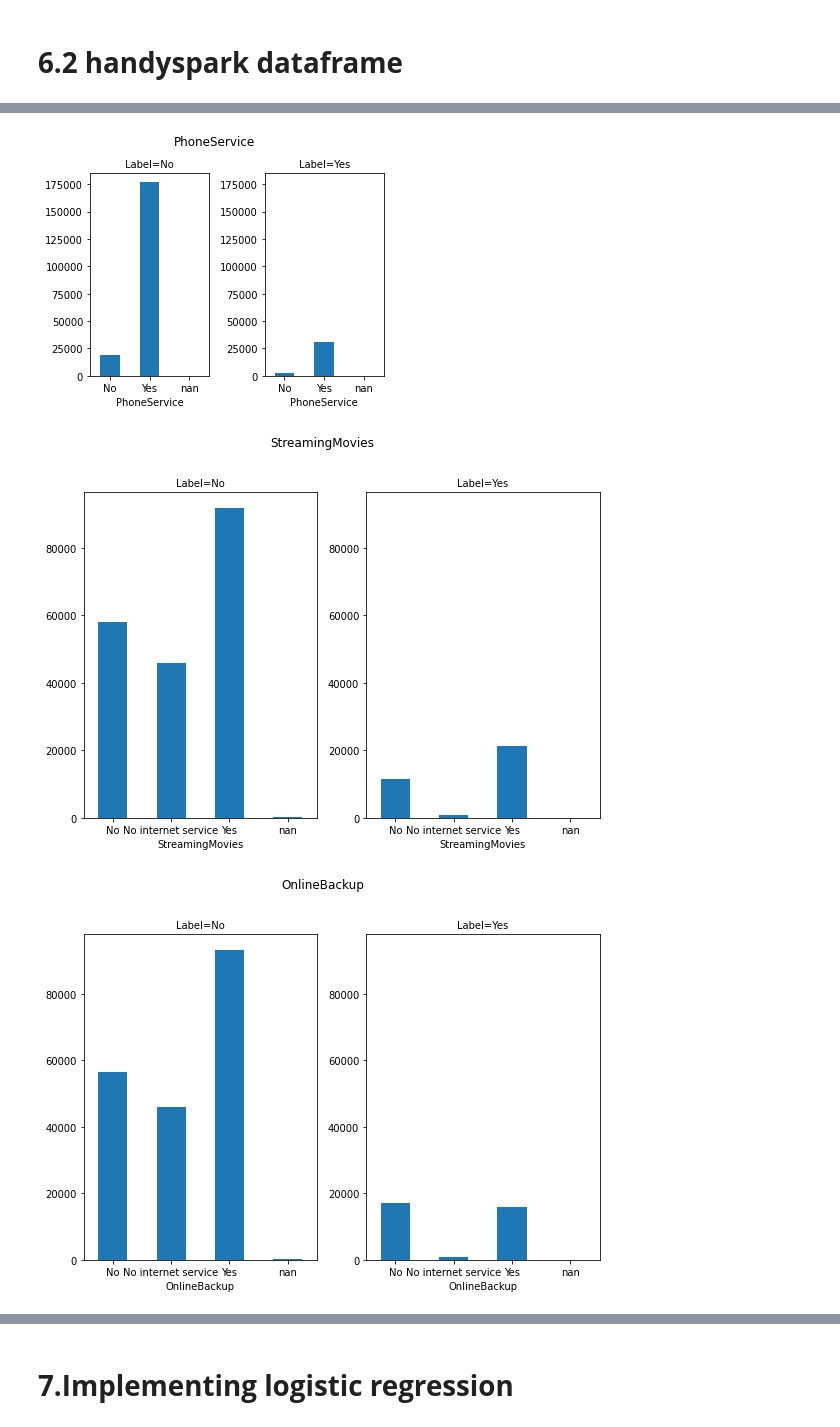
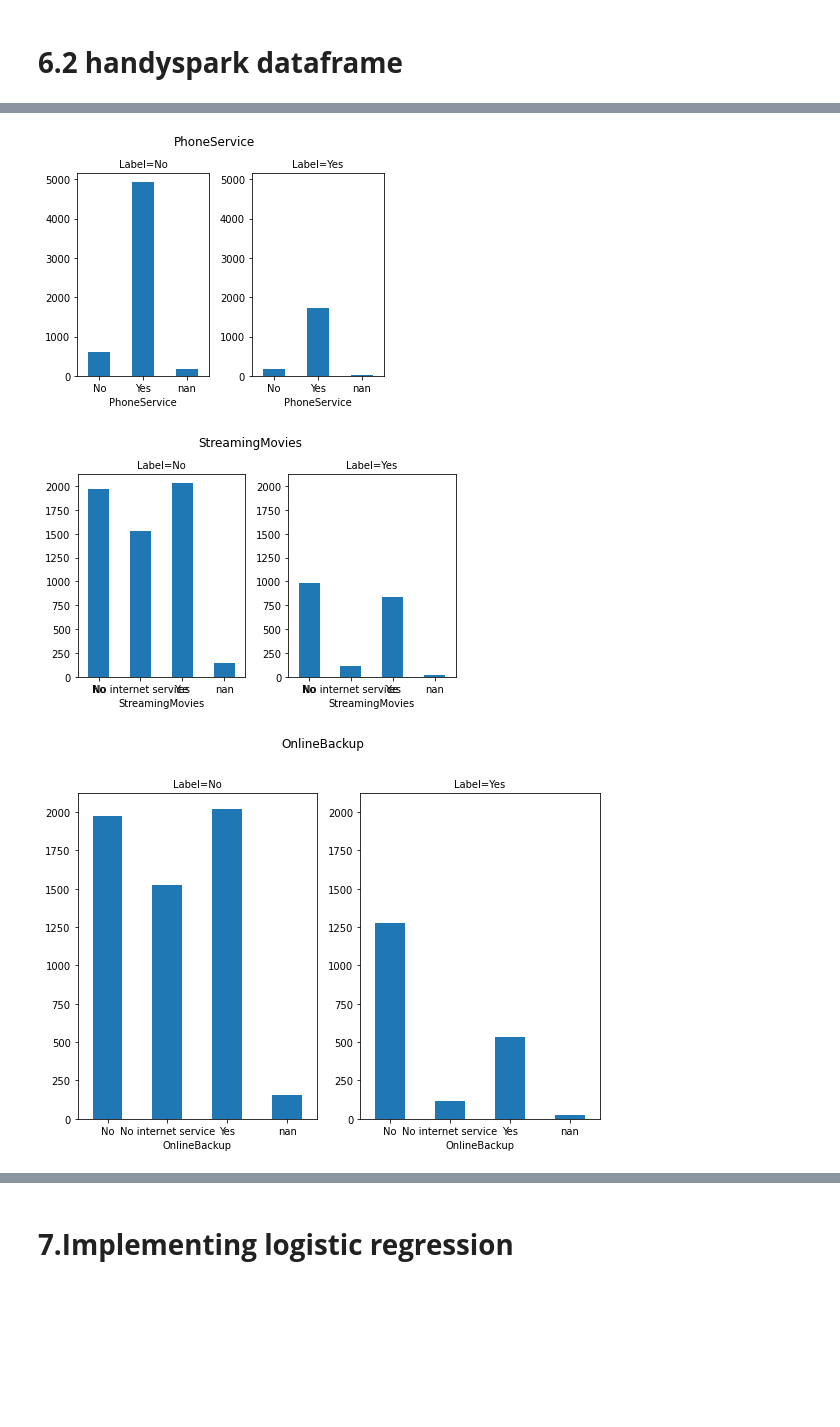
Before and after one commit to mohammadRahimi1993/BigData, a Jupyter notebook: LogisticRegression_BigData.ipynb, the cells around one changed output, grey strips where cells are left out. Drawn from its saved outputs; the diff is of its cells as text; code cells hidden in the pictures; blank space fills up the shorter version.

```diff
--- a/LogisticRegression_BigData.ipynb
+++ b/LogisticRegression_BigData.ipynb
@@ -81,0 +87,4 @@ only showing top 5 rows
+# %%
+print('Size of data is:', data.count())
+data_Pro_1=data.dropDuplicates()
+print('Size of unique data is:' , data_Pro_1.count())
@@ -82,5 +155,6 @@ only showing top 5 rows
 # %%
-data_Pro_1=data.drop('PaperlessBilling','Dependents')
+data_Pro_1=data_Pro_1.drop('PhoneService','StreamingTV')
+# PaperlessBilling , Dependents
 print("Size of data is:" , data_Pro_1.count())
 print("the data is:")
 data_Pro_1.show(5)
@@ -179,0 +256,6 @@ only showing top 5 rows
+# %%
+cnts = data_Pro_2.groupBy("SeniorCitizen").count()
+mode = cnts.join(cnts.agg(max("count").alias("max_")), col("count") == col("max_")).limit(1).select("SeniorCitizen")
+modeSeniorCitizen=mode.first()[0]
+print("modeSeniorCitizen mode is:" , modeSeniorCitizen)
+data_Pro_2=data_Pro_2.na.fill(value=modeSeniorCitizen,subset=["SeniorCitizen"])
@@ -227,10 +379,12 @@ root
 # %%
 # PaperlessBilling and Dependents
 from handyspark import *
-indexer= StringIndexer(inputCol="Label", outputCol="Label_index").fit(data)
-data_Pro_22 = indexer.transform(data)
+data_Pro_22=data.dropDuplicates()
+indexer= StringIndexer(inputCol="Label", outputCol="Label_index").fit(data_Pro_22)
+data_Pro_22 = indexer.transform(data_Pro_22)
 indexer= StringIndexer(inputCol="Contract", outputCol="Contract_index").fit(data_Pro_2)
 data_Pro_22 = indexer.transform(data_Pro_22)
 hdf = data_Pro_22.toHandy()
+print('Size of data is: ',hdf.count())
 hdf.show(3)
 # %% [output]
@@ -287,11 +461,11 @@ hdf.cols['PaymentMethod'].hist(ax=axs[1])
 hdf.stratify(['Label']).cols['InternetService'].hist(figsize=(8, 4))
 hdf.stratify(['Label']).cols['Contract'].hist(figsize=(8, 4))
 hdf.stratify(['Label']).cols['PhoneService'].hist(figsize=(5, 4))
-hdf.stratify(['Label']).cols['StreamingMovies'].hist(figsize=(8, 6))
+hdf.stratify(['Label']).cols['StreamingMovies'].hist(figsize=(6, 4))
 hdf.stratify(['Label']).cols['OnlineBackup'].hist(figsize=(8, 6))
 hdf.stratify(['Label']).cols['PaymentMethod'].hist(figsize=(20, 4))
 hdf.stratify(['Label']).cols['TotalCharges'].hist(figsize=(8, 6))
 hdf.stratify(['Label']).cols['PaperlessBilling'].hist(figsize=(8, 6))
-hdf.stratify(['Label']).cols['Dependents'].hist(figsize=(8, 6))
-hdf.stratify(['Label']).cols['gender'].hist(figsize=(8, 6))
+hdf.stratify(['Label']).cols['Dependents'].hist(figsize=(6, 4))
+#hdf.stratify(['Label']).cols['gender'].hist(figsize=(8, 6))
 # %% [output]
@@ -303,3 +477,3 @@ hdf.stratify(['Label']).cols['gender'].hist(figsize=(8, 6))
-[figure, old version]
+[figure, new version]
-[figure, old version]
+[figure, new version]
-[figure, old version]
+[figure, new version]
```
Also changed, not shown: parts of 33 cells of this notebook.
